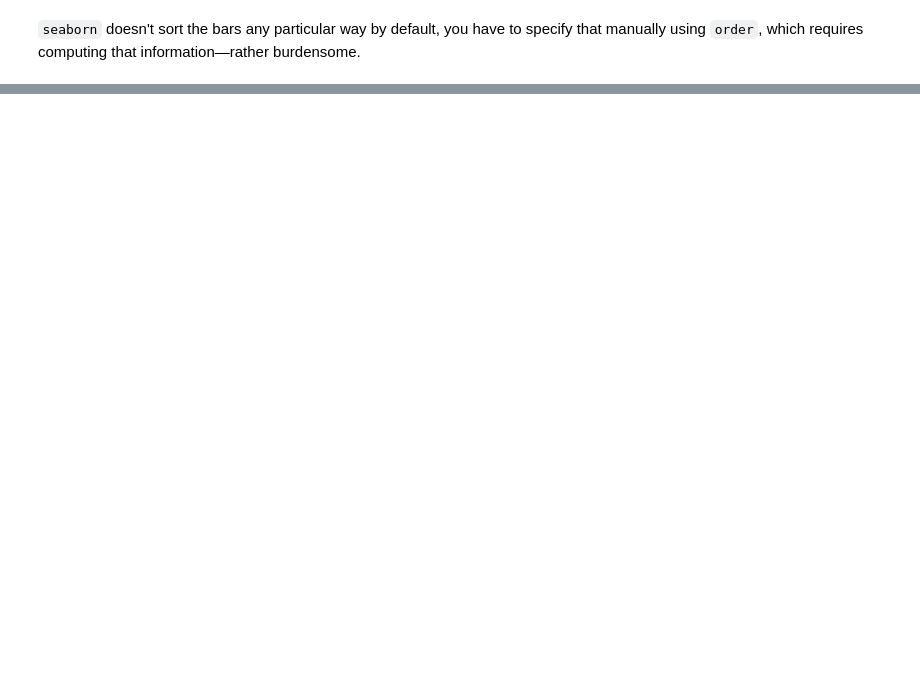
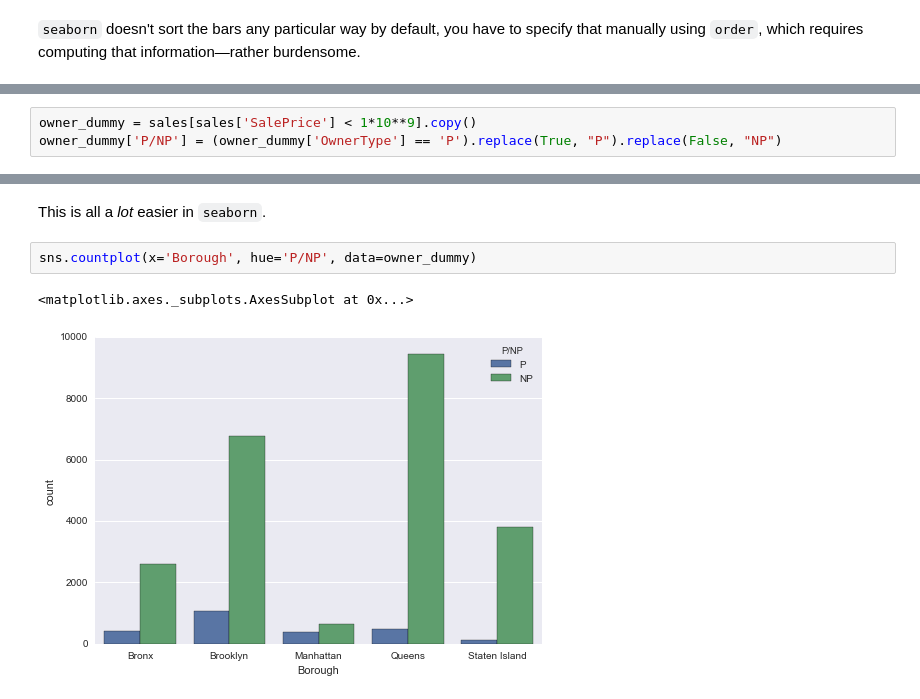
Before and after one commit to ResidentMario/nyc-health-inspections, a Jupyter notebook: pandas_api.ipynb, the cells around one changed output, grey strips where cells are left out. Saved outputs shown, nothing was run; the diff lists cells and outputs as text; blank space fills up the shorter version.

```diff
--- a/pandas_api.ipynb
+++ b/pandas_api.ipynb
@@ -49,0 +74,3 @@ plt.axhline(np.mean(sales['Borough'].value_counts().values), color='w')
+# %%
+owner_dummy = sales[sales['SalePrice'] < 1*10**9].copy()
+owner_dummy['P/NP'] = (owner_dummy['OwnerType'] == 'P').replace(True, "P").replace(False, "NP")
@@ -49,0 +139,7 @@ plt.axhline(np.mean(sales['Borough'].value_counts().values), color='w')
+# %% [markdown]
+This is all a *lot* easier in `seaborn`.
+# %%
+sns.countplot(x='Borough', hue='P/NP', data=owner_dummy)
+# %% [output]
+<matplotlib.axes._subplots.AxesSubplot at 0x...>
+[figure, added]
```
Also changed, not shown: parts of 50 cells of this notebook, 1 other file.
